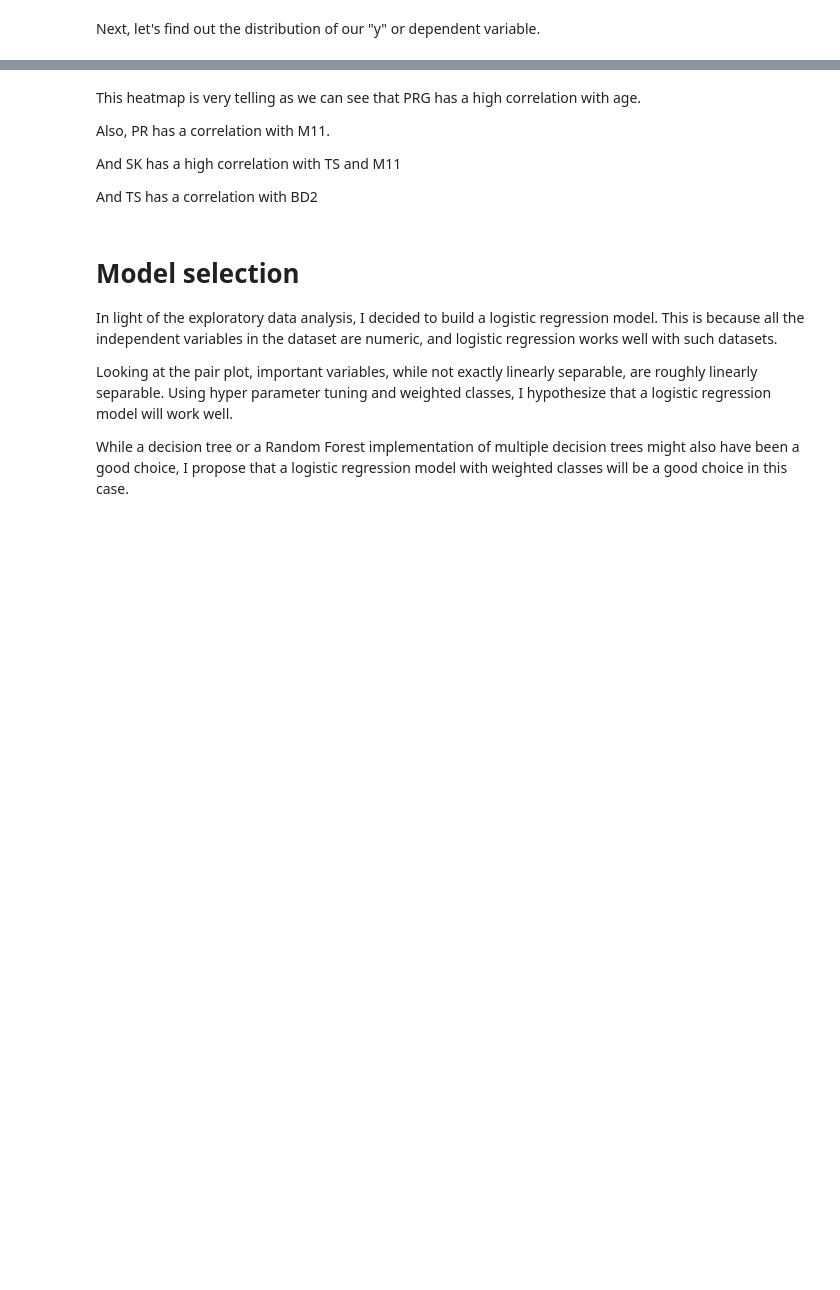
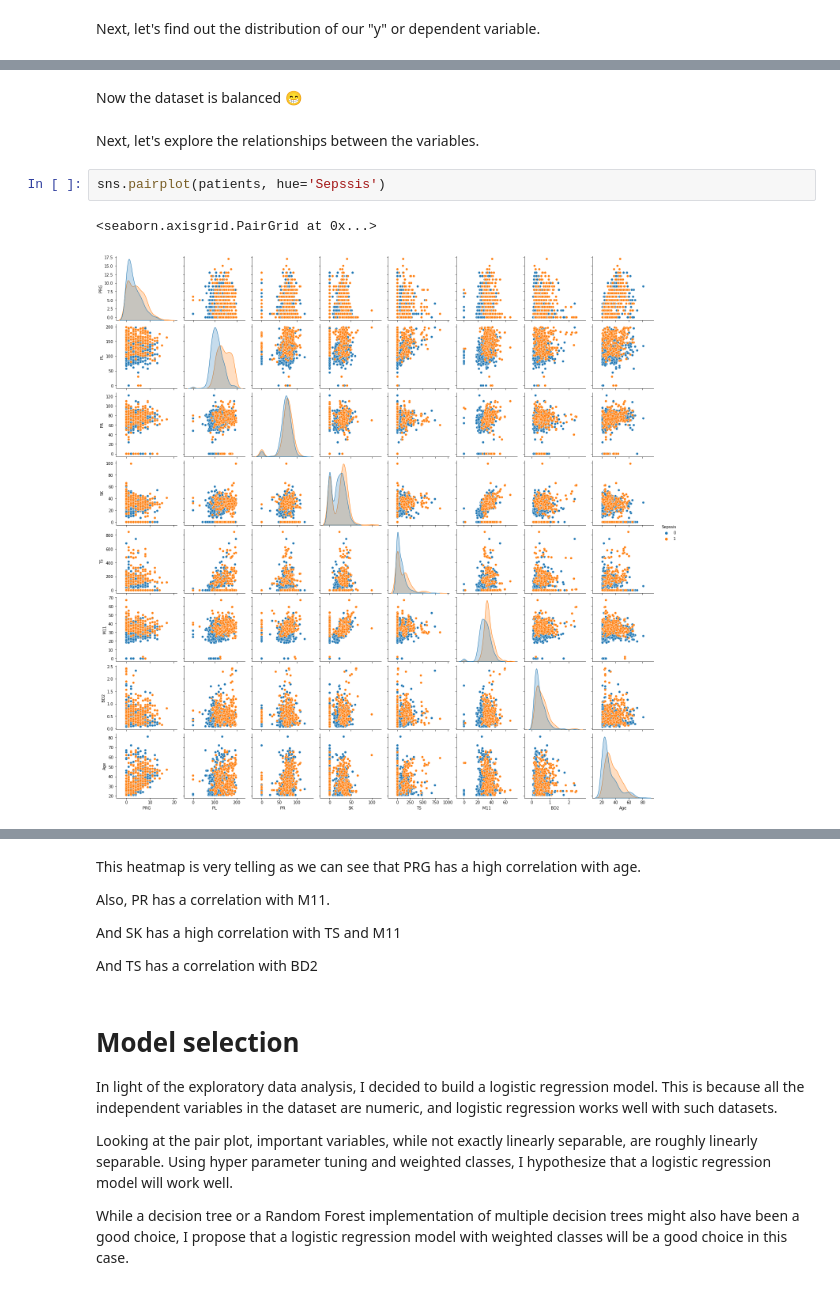
Before and after one commit to mixmav/machine-learning-A1-RMIT, a Jupyter notebook: solution/s3783375.ipynb, the cells around one changed output, grey strips where cells are left out. Cells and saved outputs as stored; diff of their text form; blank space fills up the shorter version.

```diff
--- a/solution/s3783375.ipynb
+++ b/solution/s3783375.ipynb
@@ -131,0 +158,9 @@ patients.head(5)
+# %% [markdown]
+Now the dataset is balanced 😁
+# %% [markdown]
+Next, let's explore the relationships between the variables.
+# %%
+sns.pairplot(patients, hue='Sepssis')
+# %% [output]
+<seaborn.axisgrid.PairGrid at 0x...>
+[figure, new version]
```
Also changed, not shown: parts of 22 cells of this notebook.
